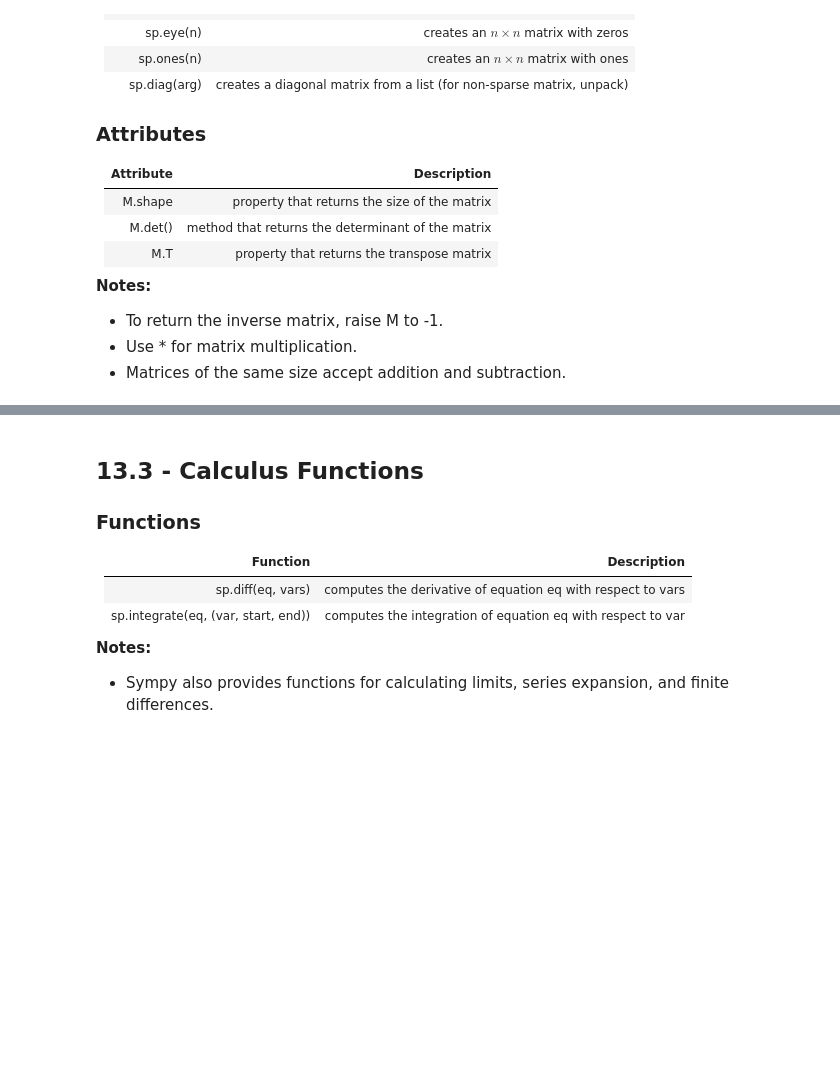
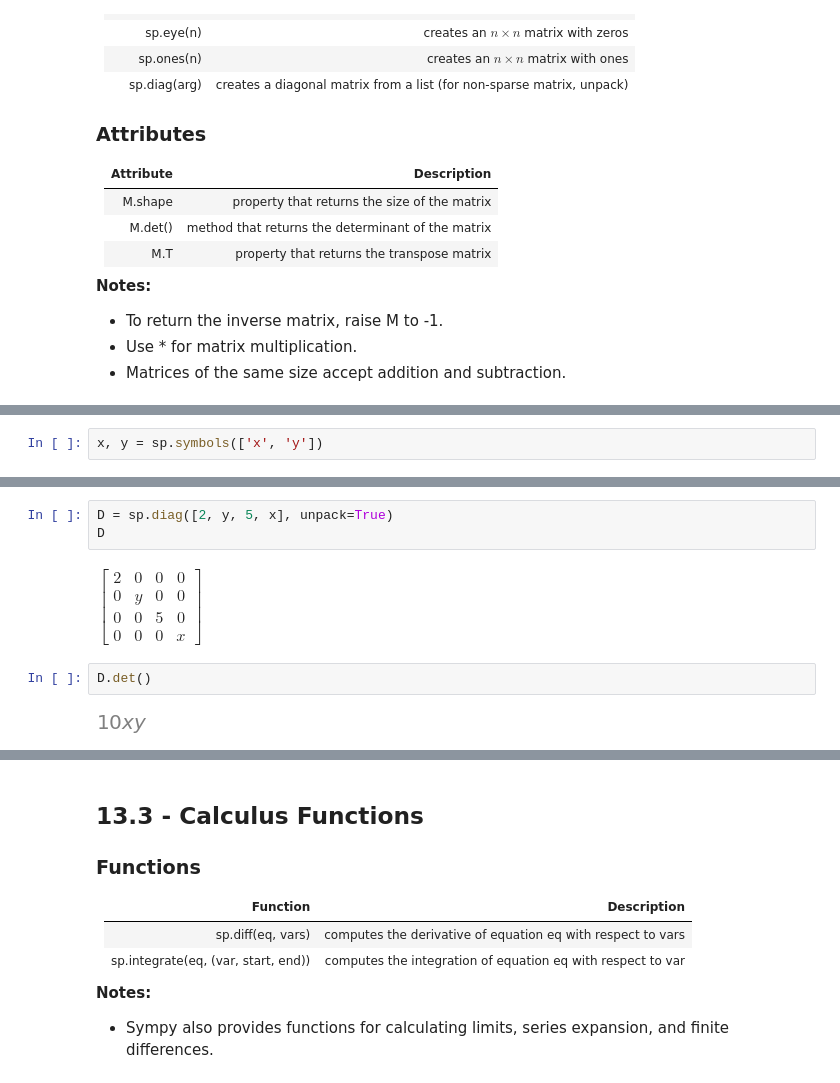
Before and after one commit to rafaelpsilva07/python-for-engineers-and-scientists, a Jupyter notebook: lessons/m2 - Section 13 - Sympy.ipynb, the cells around one changed output, grey strips where cells are left out. Cells and saved outputs as stored; diff of their text form; blank space fills up the shorter version.

```diff
--- a/lessons/m2 - Section 13 - Sympy.ipynb
+++ b/lessons/m2 - Section 13 - Sympy.ipynb
@@ -59,0 +60,2 @@ $\displaystyle \left[\begin{matrix}1\\2\\3\end{matrix}\right]$
+# %%
+x, y = sp.symbols(['x', 'y'])
@@ -59,0 +78,9 @@ $\displaystyle \left[\begin{matrix}1\\2\\3\end{matrix}\right]$
+# %%
+D = sp.diag([2, y, 5, x], unpack=True)
+D
+# %% [output]
+$\displaystyle \left[\begin{matrix}2 & 0 & 0 & 0\\0 & y & 0 & 0\\0 & 0 & 5 & 0\\0 & 0 & 0 & x\end{matrix}\right]$
+# %%
+D.det()
+# %% [output]
+[figure, added]
```
Also changed, not shown: parts of 73 cells of this notebook.
